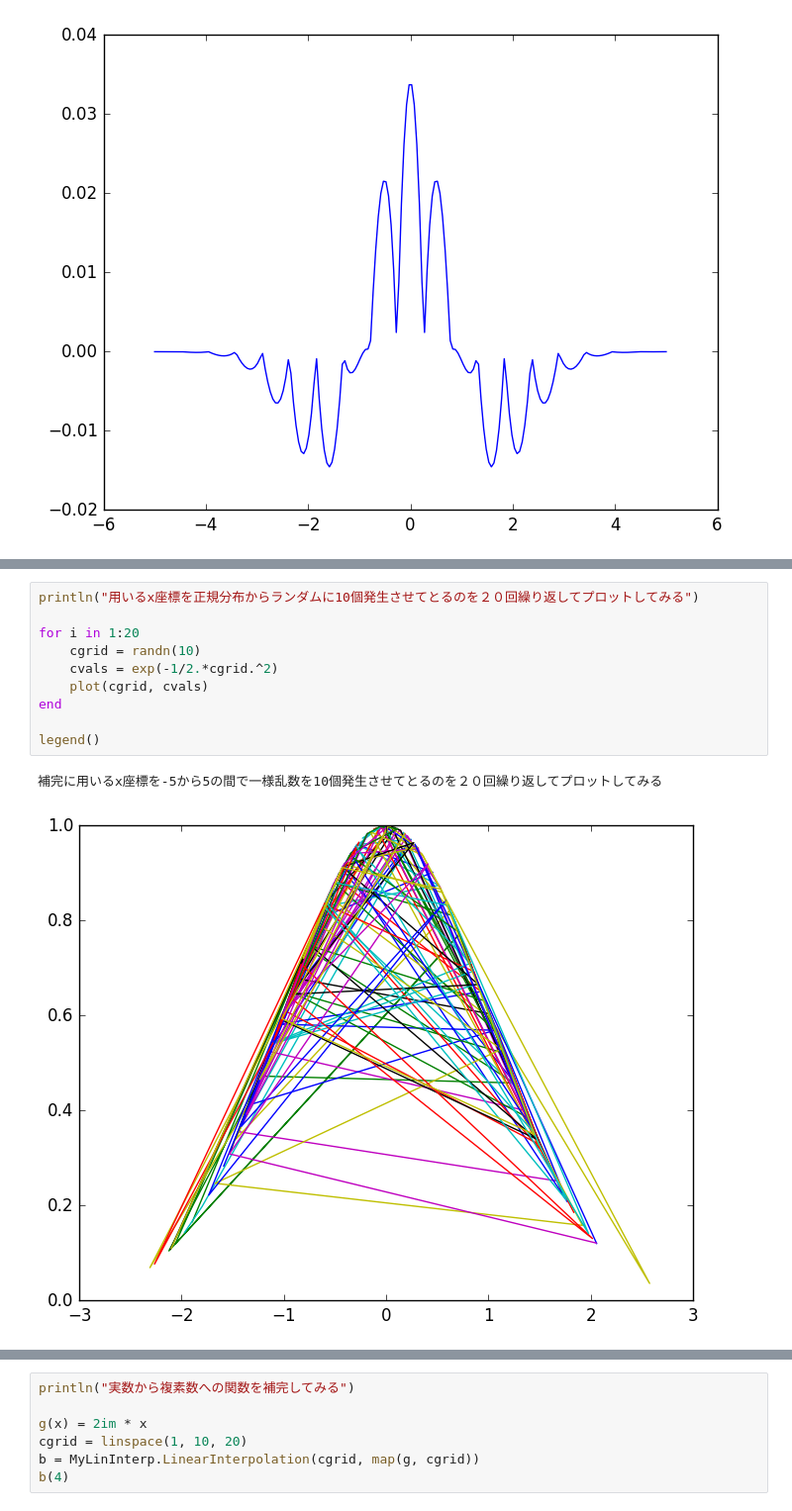
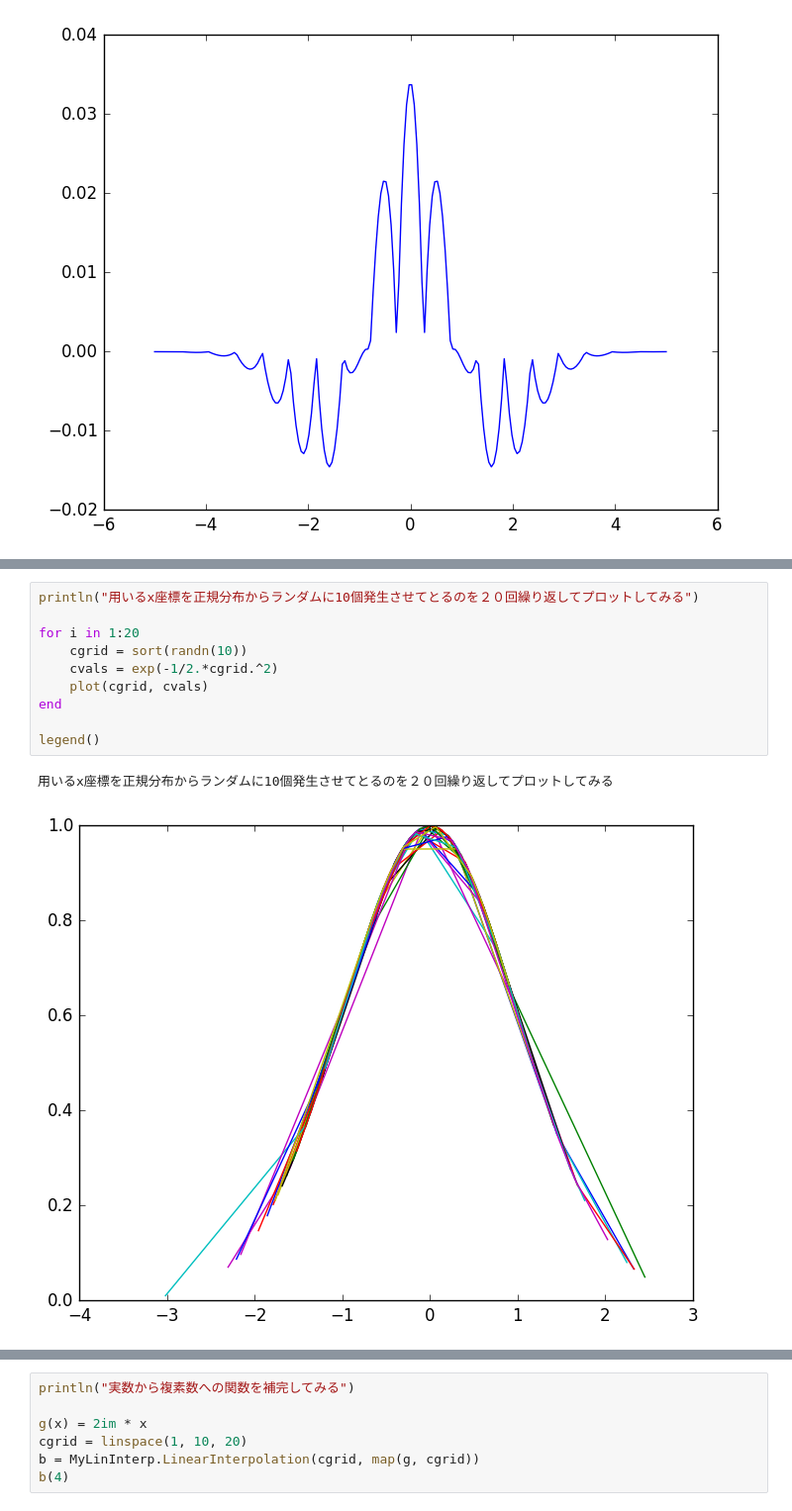
Before and after one commit to nswa17/MyInterpolations.jl, a Jupyter notebook: interpolation.ipynb, the cells around one changed output, grey strips where cells are left out. Shown at 99% size. Drawn from its saved outputs; the diff is of its cells as text.

Commit message:
sort

```diff
--- a/interpolation.ipynb
+++ b/interpolation.ipynb
@@ -127,16 +127,16 @@ legend()
 # %%
 println("用いるx座標を正規分布からランダムに10個発生させてとるのを２０回繰り返してプロットしてみる")
 
 for i in 1:20
-    cgrid = randn(10)
+    cgrid = sort(randn(10))
     cvals = exp(-1/2.*cgrid.^2)
     plot(cgrid, cvals)
 end
 
 legend()
 # %% [output]
-補完に用いるx座標を-5から5の間で一様乱数を10個発生させてとるのを２０回繰り返してプロットしてみる
+用いるx座標を正規分布からランダムに10個発生させてとるのを２０回繰り返してプロットしてみる
-[figure, old version]
+[figure, new version]
 # %%
 println("補完に用いるx座標を一様分布からランダムに10個発生させてとるのを２０回繰り返してプロットしてみる")
 
```
Also changed, not shown: parts of 3 cells of this notebook.
